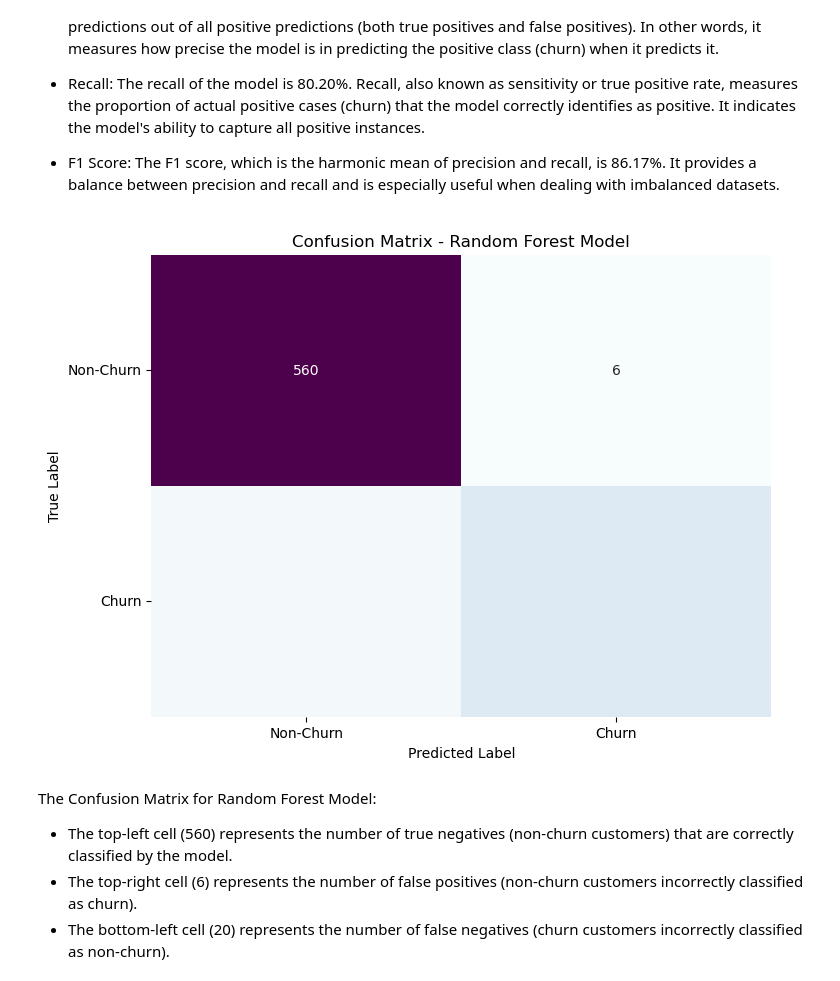
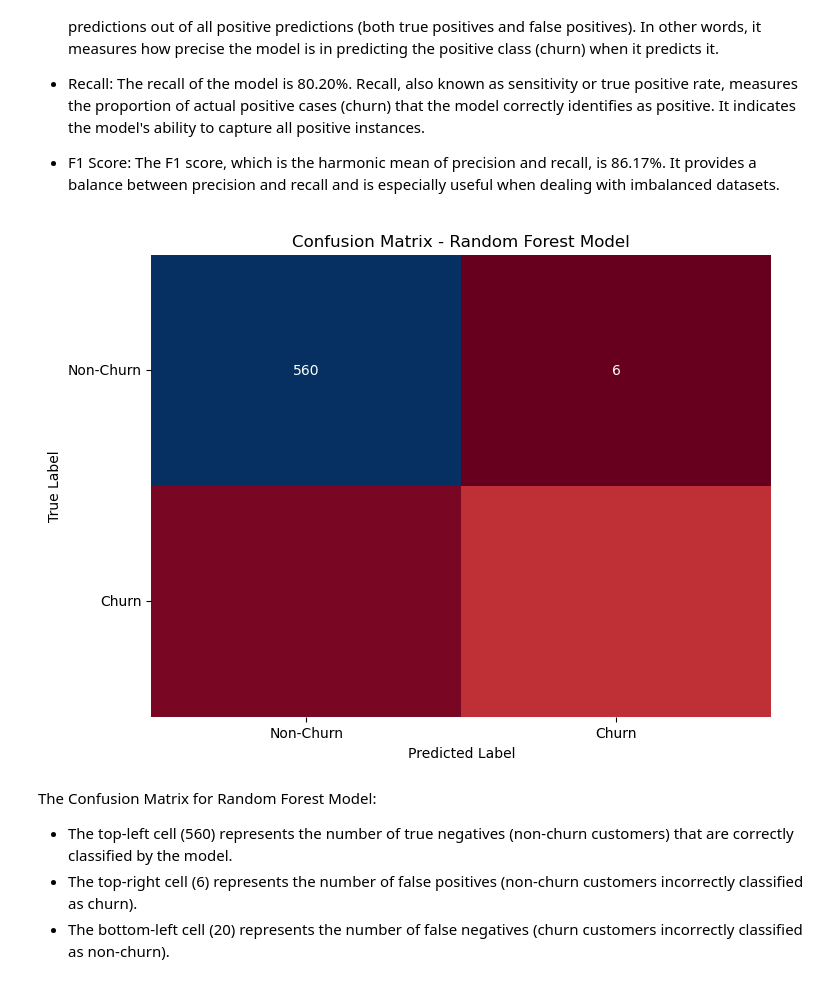
Before and after one commit to CKGaithuma/SyriaTel-Customer-Churn-ML-PROJECT, a Jupyter notebook: SyriaTel_Customer_Churn_EDA.ipynb, the cells around one changed output. Drawn from its saved outputs; the diff is of its cells as text; code cells hidden in the pictures.

```diff
--- a/SyriaTel_Customer_Churn_EDA.ipynb
+++ b/SyriaTel_Customer_Churn_EDA.ipynb
@@ -426,19 +474,19 @@ For the Random Forest model:
 # %%
 # Vizualizing of the confusion matrix
 conf_matrix = confusion_matrix(y_test, complex_pred)
 
 # Plot the confusion matrix
 plt.figure(figsize=(8, 6))
-sns.heatmap(conf_matrix, annot=True, fmt='d', cmap='BuPu', cbar=False)
+sns.heatmap(conf_matrix, annot=True, fmt='d', cmap='RdBu', cbar=False)
 plt.title('Confusion Matrix - Random Forest Model')
 plt.xlabel('Predicted Label')
 plt.ylabel('True Label')
 plt.xticks(ticks=[0.5, 1.5], labels=['Non-Churn', 'Churn'])
 plt.yticks(ticks=[0.5, 1.5], labels=['Non-Churn', 'Churn'], rotation=0)
 
 plt.show()
 # %% [output]
-[figure, old version]
+[figure, new version]
 # %% [markdown]
 The Confusion Matrix for Random Forest Model:
 
```
Also changed, not shown: parts of 18 cells of this notebook.
